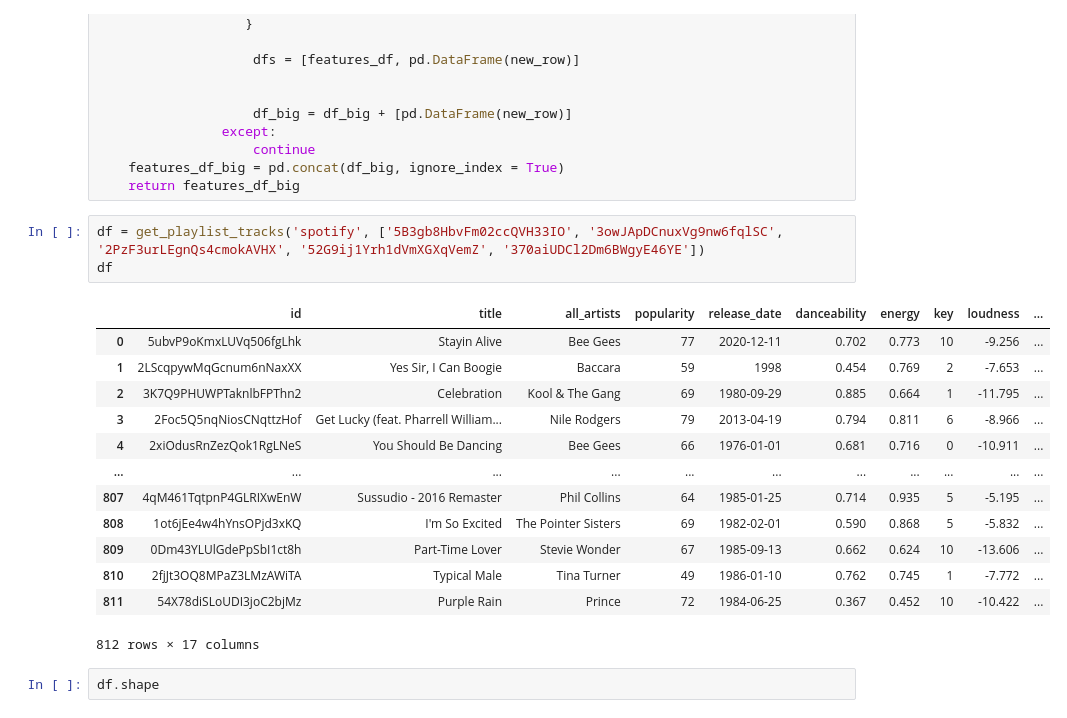
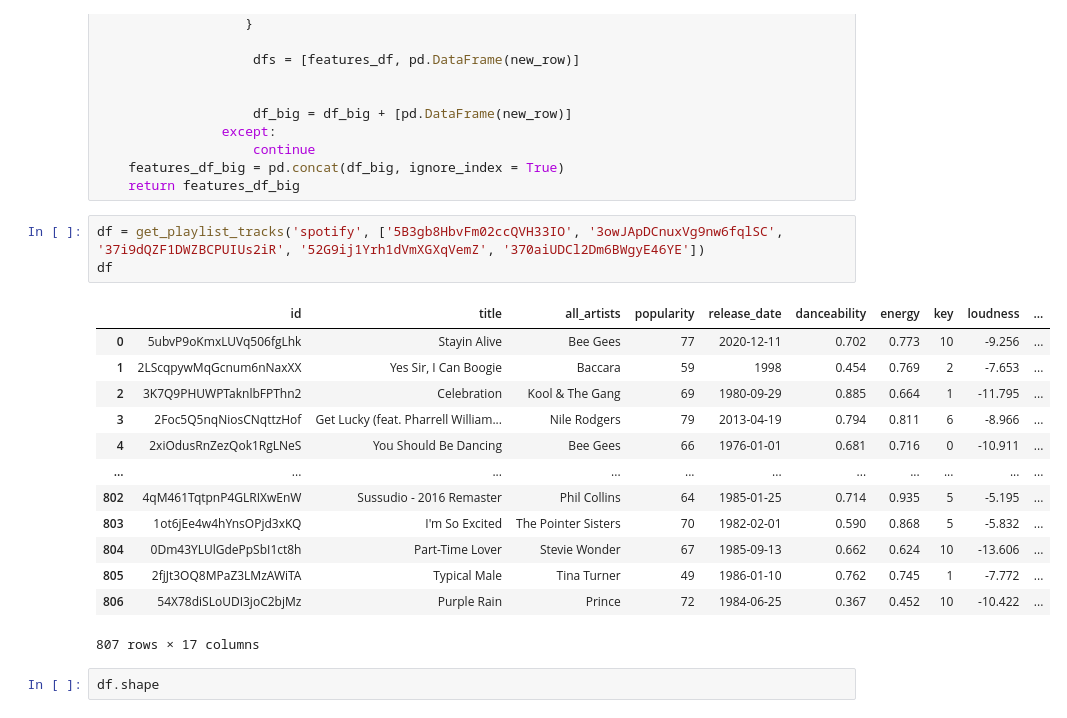
Before and after one commit to santiago20233/Final_Project, a Jupyter notebook: Data_collection.ipynb, the cells around one changed output. Cells and saved outputs as stored; diff of their text form.

```diff
--- a/Data_collection.ipynb
+++ b/Data_collection.ipynb
@@ -161,22 +161,22 @@ def get_playlist_tracks(username, playlist_id_list):
     features_df_big = pd.concat(df_big, ignore_index = True)
     return features_df_big
 # %%
-df = get_playlist_tracks('spotify', ['5B3gb8HbvFm02ccQVH33IO', '3owJApDCnuxVg9nw6fqlSC', '2PzF3urLEgnQs4cmokAVHX', '52G9ij1Yrh1dVmXGXqVemZ', '370aiUDCl2Dm6BWgyE46YE'])
+df = get_playlist_tracks('spotify', ['5B3gb8HbvFm02ccQVH33IO', '3owJApDCnuxVg9nw6fqlSC', '37i9dQZF1DWZBCPUIUs2iR', '52G9ij1Yrh1dVmXGXqVemZ', '370aiUDCl2Dm6BWgyE46YE'])
 df
 # %% [output]
 |  | id | title | all_artists | popularity | release_date | danceability | energy | key | loudness | ... |
 | 0 | 5ubvP9oKmxLUVq506fgLhk | Stayin Alive | Bee Gees | 77 | 2020-12-11 | 0.702 | 0.773 | 10 | -9.256 | ... |
 | 1 | 2LScqpywMqGcnum6nNaxXX | Yes Sir, I Can Boogie | Baccara | 59 | 1998 | 0.454 | 0.769 | 2 | -7.653 | ... |
 | 2 | 3K7Q9PHUWPTaknlbFPThn2 | Celebration | Kool & The Gang | 69 | 1980-09-29 | 0.885 | 0.664 | 1 | -11.795 | ... |
 | 3 | 2Foc5Q5nqNiosCNqttzHof | Get Lucky (feat. Pharrell William... | Nile Rodgers | 79 | 2013-04-19 | 0.794 | 0.811 | 6 | -8.966 | ... |
 | 4 | 2xiOdusRnZezQok1RgLNeS | You Should Be Dancing | Bee Gees | 66 | 1976-01-01 | 0.681 | 0.716 | 0 | -10.911 | ... |
 | ... | ... | ... | ... | ... | ... | ... | ... | ... | ... | ... |
-| 807 | 4qM461TqtpnP4GLRIXwEnW | Sussudio - 2016 Remaster | Phil Collins | 64 | 1985-01-25 | 0.714 | 0.935 | 5 | -5.195 | ... |
-| 808 | 1ot6jEe4w4hYnsOPjd3xKQ | I'm So Excited | The Pointer Sisters | 69 | 1982-02-01 | 0.590 | 0.868 | 5 | -5.832 | ... |
-| 809 | 0Dm43YLUlGdePpSbI1ct8h | Part-Time Lover | Stevie Wonder | 67 | 1985-09-13 | 0.662 | 0.624 | 10 | -13.606 | ... |
-| 810 | 2fjJt3OQ8MPaZ3LMzAWiTA | Typical Male | Tina Turner | 49 | 1986-01-10 | 0.762 | 0.745 | 1 | -7.772 | ... |
-| 811 | 54X78diSLoUDI3joC2bjMz | Purple Rain | Prince | 72 | 1984-06-25 | 0.367 | 0.452 | 10 | -10.422 | ... |
+| 802 | 4qM461TqtpnP4GLRIXwEnW | Sussudio - 2016 Remaster | Phil Collins | 64 | 1985-01-25 | 0.714 | 0.935 | 5 | -5.195 | ... |
+| 803 | 1ot6jEe4w4hYnsOPjd3xKQ | I'm So Excited | The Pointer Sisters | 70 | 1982-02-01 | 0.590 | 0.868 | 5 | -5.832 | ... |
+| 804 | 0Dm43YLUlGdePpSbI1ct8h | Part-Time Lover | Stevie Wonder | 67 | 1985-09-13 | 0.662 | 0.624 | 10 | -13.606 | ... |
+| 805 | 2fjJt3OQ8MPaZ3LMzAWiTA | Typical Male | Tina Turner | 49 | 1986-01-10 | 0.762 | 0.745 | 1 | -7.772 | ... |
+| 806 | 54X78diSLoUDI3joC2bjMz | Purple Rain | Prince | 72 | 1984-06-25 | 0.367 | 0.452 | 10 | -10.422 | ... |
-812 rows × 17 columns
+807 rows × 17 columns
 # %%
 df.shape
 # %% [output]
```
Also changed, not shown: parts of 4 cells of this notebook, 18 other files.
